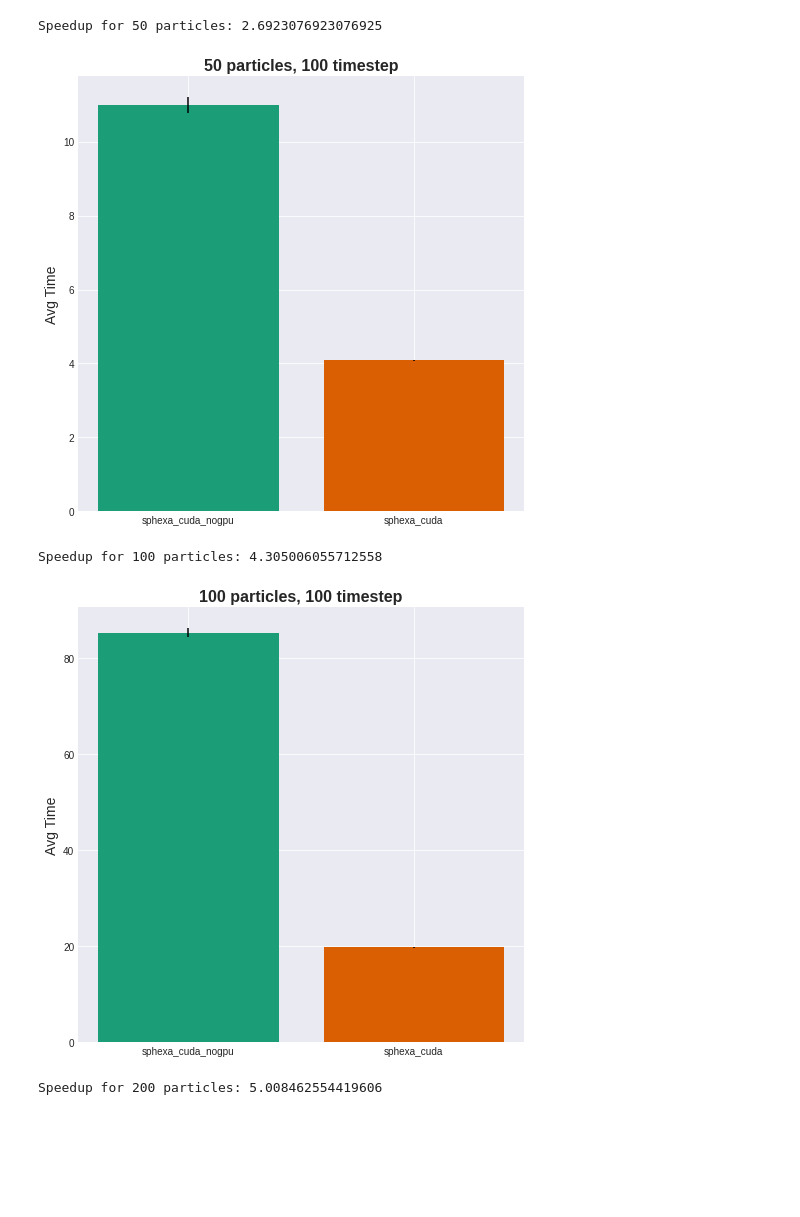
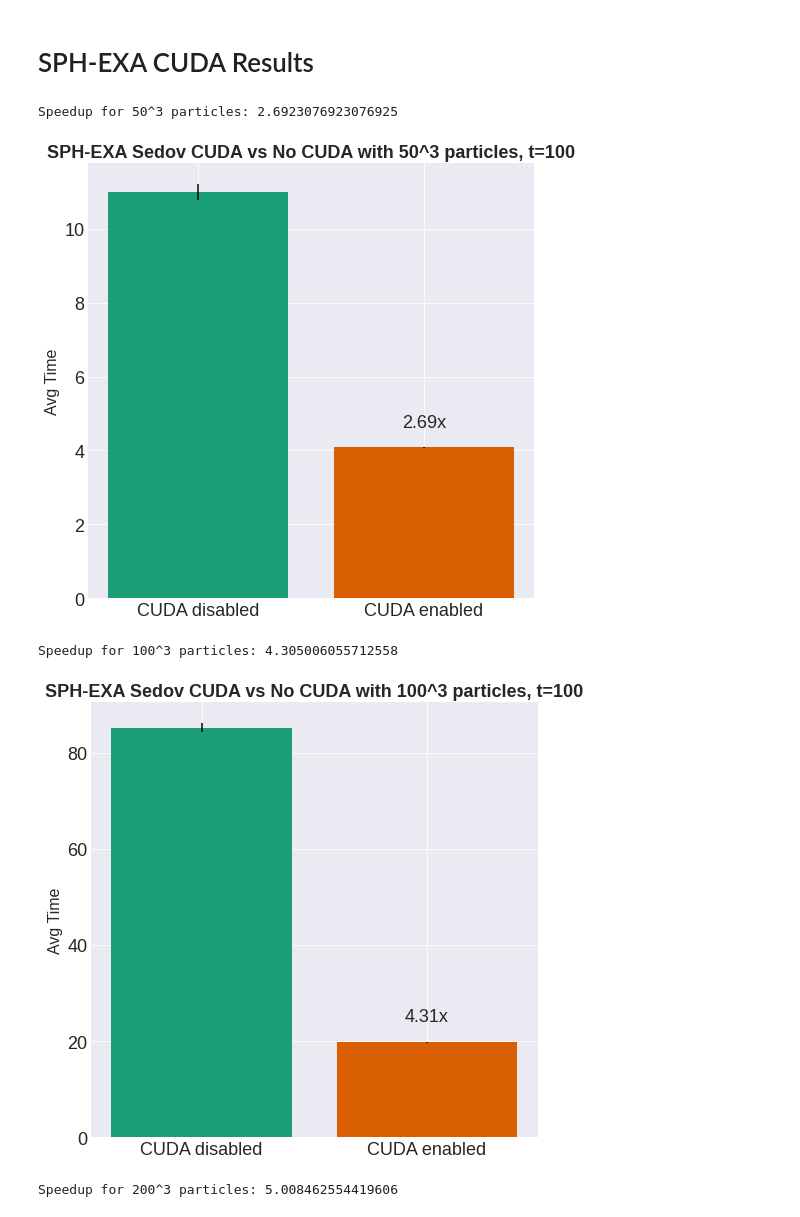
Before and after one commit to MaciejWdev/wash-perf-analysis, a Jupyter notebook: analysis.ipynb, the cells around one changed output. Drawn from its saved outputs; the diff is of its cells as text; code cells hidden in the pictures; blank space fills up the shorter version.

```diff
--- a/analysis.ipynb
+++ b/analysis.ipynb
@@ -22,6 +59,7 @@ plt.rcParams['legend.fontsize'] = 18
 # %%
 # Load Data
 sph_exa = ['sphexa','sphexa_cuda']
+
 sedov_versions = ['sedov_wone',
             'sedov_cstone',
             'sedov_west',
@@ -30,6 +68,8 @@ sedov_versions = ['sedov_wone',
             'sphexa_cuda_nogpu',
             ]
 
+vipers = ['viper_sedov_wone','viper_sphexa']
+
 outputdir = "./out/"
 # %%
 def to_sci_notation(num):
@@ -42,7 +82,7 @@ plt.rcParams['legend.fontsize'] = 'large'
 # %%
 allresults = []
 # Read file line by line
-for sedov_version in sedov_versions + sph_exa:
+for sedov_version in sedov_versions + sph_exa + vipers:
     print(sedov_version)
     dir = outputdir + sedov_version + "/"
     configs = glob.glob(dir + "*.txt")
@@ -75,10 +115,15 @@ for sedov_version in sedov_versions + sph_exa:
             if config_split[3].isdigit():
                 nodes = int(config_split[3])
             times               = [float(time) for time in times]
+            if 'viper' in sedov_version:
+                times = [time for time in times if time > 20]
+
             avgtime             = np.mean(times)
 
+            times = sorted(times)
+            mid_index = len(times) // 2
             # Remove first and last time outliers
-            trueavg = np.mean(times[1:-1]) if len(times) > 2 else avgtime
+            trueavg = np.mean(times[mid_index-1:mid_index+2]) if len(times) > 4 else avgtime
             stdev = np.std([float(time) for time in times])
 
             truestdev = np.std(times[1:-1]) if len(times) > 2 else stdev
@@ -441,37 +760,47 @@ weakscalingplot('c',allresults[allresults['Output'] == False], ['sphexa','sedov_
+# %% [markdown]
+# SPH-EXA CUDA Results
 # %%
 # sphexa vs sphexa-cuda
 def vscuda(df,sizes=[50,100,200],time=100):
     threads = 12
     versions = ['sphexa_cuda_nogpu','sphexa_cuda']
     # Bar plot for each size, sphexa_cuda and sphexa_cuda_nogpu adjacent
     originaltime = 0.0
     newtime = 0.0
     for size in sizes:
         for version in versions:
             data = df[df['Version'] == version]
             data = data[data['n_particles'] == size]
             data = data[data['Timestep'] == time]
             data = data[data['Threads'] == threads]
             data = data[data['Output'] == False]
             if data['AvgTime'].isnull().all():
                 print(f"No data for {version} {size} {time}")
                 continue
             avgtime = data['AvgTime'].mean()
             stdev = data['Stdev'].mean()
-            plt.bar(version,avgtime,yerr=stdev)
-            plt.title(f'{size} particles, {time} timestep')
-            plt.ylabel('Avg Time')
             if version == 'sphexa_cuda_nogpu':
                 originaltime = avgtime
+                label = "CUDA disabled"
             elif version == 'sphexa_cuda':
                 newtime = avgtime
-        print(f"Speedup for {size} particles: {originaltime/newtime}")
+                label = "CUDA enabled"
+            if originaltime != 0.0 and newtime != 0.0:
+                speedup = originaltime / newtime
+            else:
+                speedup = 0.0
+            if version == 'sphexa_cuda':
+                plt.text(1,newtime+(originaltime*0.05),f'{speedup:.2f}x',ha='center')
+            plt.bar(label,avgtime,yerr=stdev)
+        print(f"Speedup for {size}^3 particles: {originaltime/newtime}")
+        plt.ylabel('Avg Time')
+        plt.title(f'SPH-EXA Sedov CUDA vs No CUDA with {size}^3 particles, t={time}')
         plt.show()
 
 vscuda(allresults[allresults['Output'] == False],sizes=[50,100,200],time=100)
 # %% [output]
-Speedup for 50 particles: 2.6923076923076925
+Speedup for 50^3 particles: 2.6923076923076925
-[figure, old version]
+[figure, new version]
-Speedup for 100 particles: 4.305006055712558
+Speedup for 100^3 particles: 4.305006055712558
-[figure, old version]
+[figure, new version]
-Speedup for 200 particles: 5.008462554419606
+Speedup for 200^3 particles: 5.008462554419606
```
Also changed, not shown: parts of 13 cells of this notebook.
